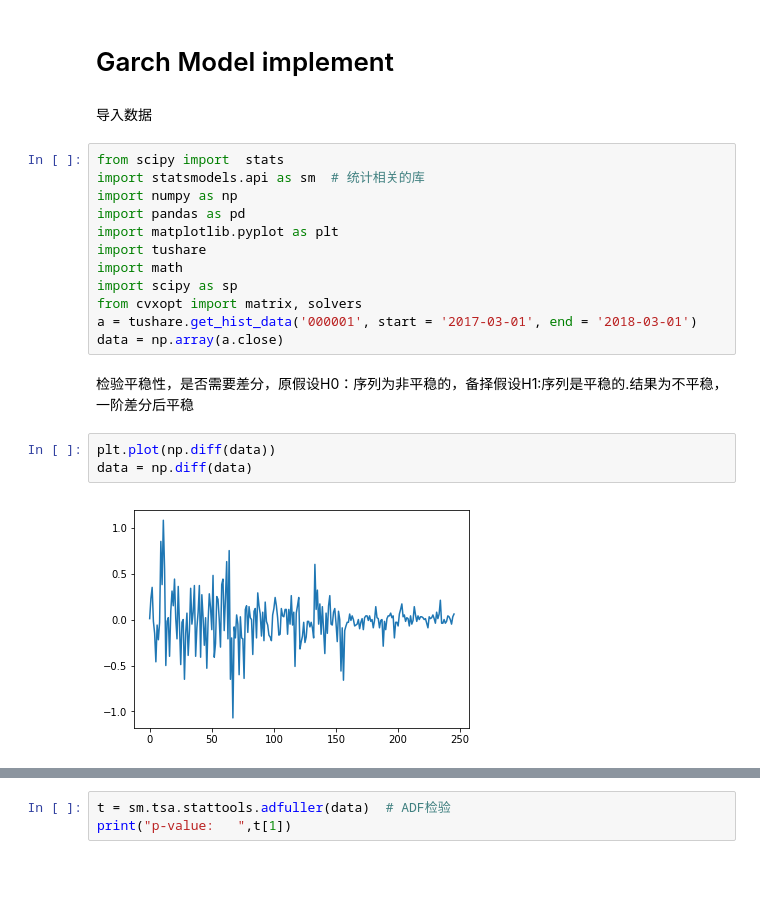
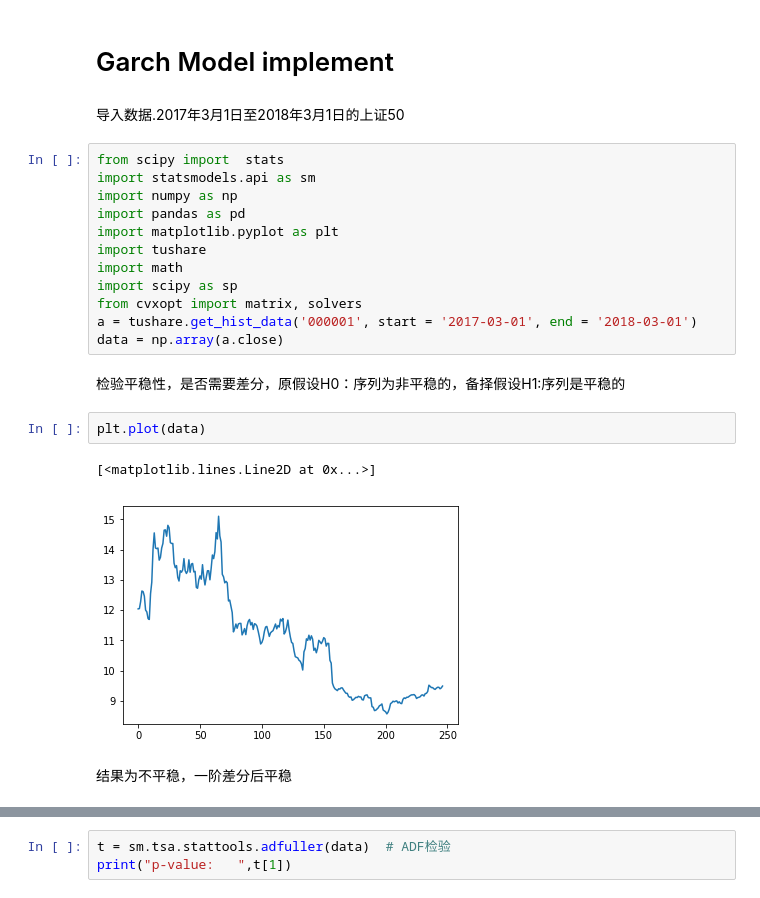
Before and after one commit to sqccathy/Garch-implement, a Jupyter notebook: Garch.ipynb, the cells around one changed output, grey strips where cells are left out. Drawn from its saved outputs; the diff is of its cells as text; blank space fills up the shorter version.

```diff
--- a/Garch.ipynb
+++ b/Garch.ipynb
@@ -1,10 +1,10 @@
 # %% [markdown]
 # Garch Model implement
 # %% [markdown]
-导入数据
+导入数据.2017年3月1日至2018年3月1日的上证50
 # %%
 from scipy import  stats
-import statsmodels.api as sm  # 统计相关的库
+import statsmodels.api as sm
 import numpy as np
 import pandas as pd
 import matplotlib.pyplot as plt
@@ -15,9 +15,11 @@ from cvxopt import matrix, solvers
 a = tushare.get_hist_data('000001', start = '2017-03-01', end = '2018-03-01')
 data = np.array(a.close)
 # %% [markdown]
-检验平稳性，是否需要差分，原假设H0：序列为非平稳的，备择假设H1:序列是平稳的.结果为不平稳，一阶差分后平稳
+检验平稳性，是否需要差分，原假设H0：序列为非平稳的，备择假设H1:序列是平稳的
 # %%
-plt.plot(np.diff(data))
-data = np.diff(data)
+plt.plot(data)
 # %% [output]
+[<matplotlib.lines.Line2D at 0x...>]
-[figure, old version]
+[figure, new version]
+# %% [markdown]
+结果为不平稳，一阶差分后平稳
```
Also changed, not shown: parts of 19 cells of this notebook.
